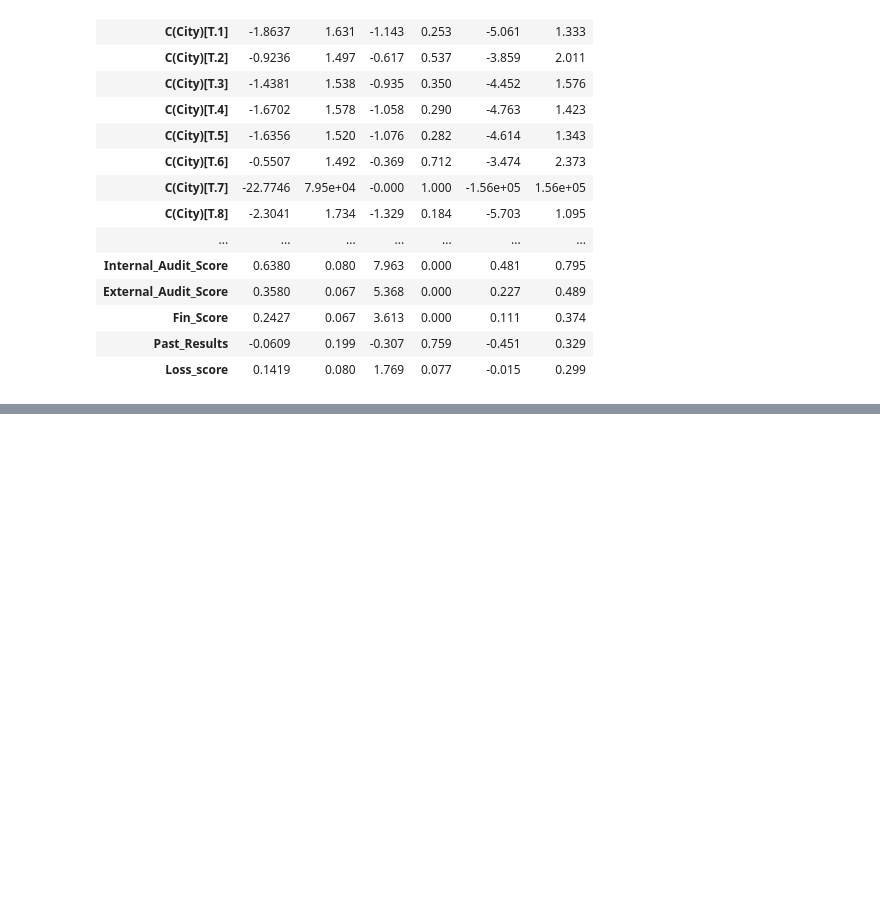
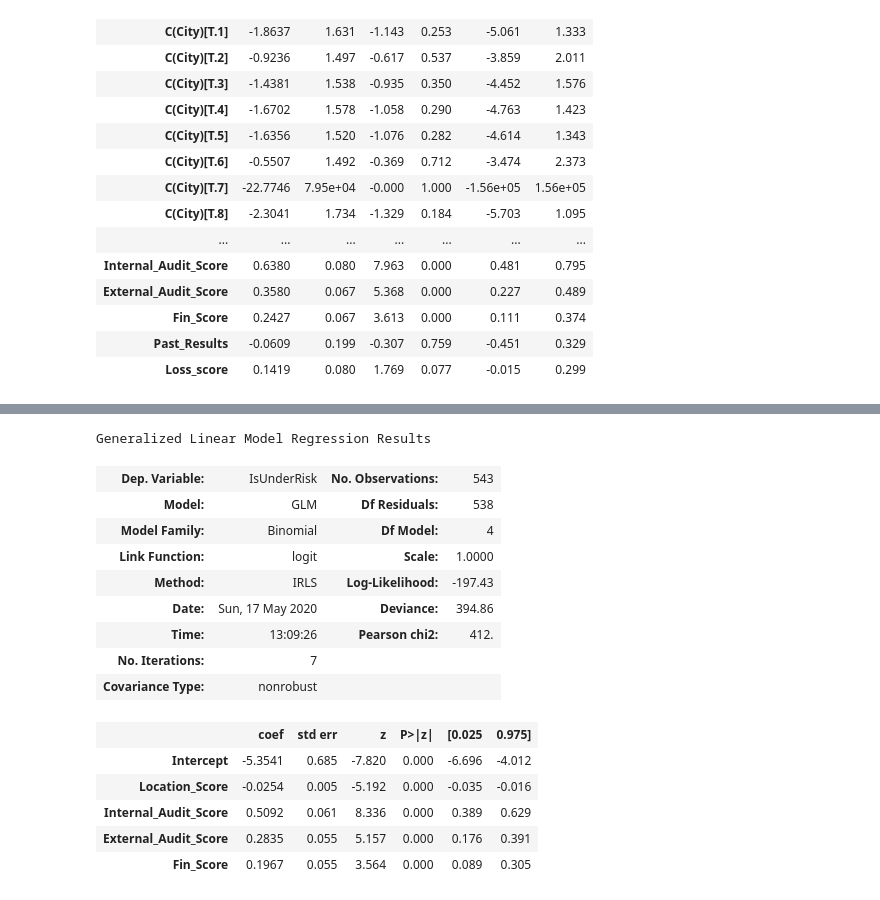
Before and after one commit to arnabkroy/MachineHack_FinRisk, a Jupyter notebook: FinRisk_NB1.ipynb, the cells around one changed output, grey strips where cells are left out. Cells and saved outputs as stored; diff of their text form; code cells hidden in the pictures; blank space fills up the shorter version.

```diff
--- a/FinRisk_NB1.ipynb
+++ b/FinRisk_NB1.ipynb
@@ -432,0 +441,21 @@ Generalized Linear Model Regression Results
+# %%
+model = sm.GLM.from_formula(formula='IsUnderRisk ~ Location_Score + Internal_Audit_Score + External_Audit_Score + Fin_Score',family=sm.families.Binomial(),data=train_df)
+result = model.fit()
+result.summary()
+# %% [output]
+Generalized Linear Model Regression Results
+| Dep. Variable: | IsUnderRisk | No. Observations: | 543 |
+| Model: | GLM | Df Residuals: | 538 |
+| Model Family: | Binomial | Df Model: | 4 |
+| Link Function: | logit | Scale: | 1.0000 |
+| Method: | IRLS | Log-Likelihood: | -197.43 |
+| Date: | Sun, 17 May 2020 | Deviance: | 394.86 |
+| Time: | 13:09:26 | Pearson chi2: | 412. |
+| No. Iterations: | 7 |  |  |
+| Covariance Type: | nonrobust |  |  |
+|  | coef | std err | z | P>|z| | [0.025 | 0.975] |
+| Intercept | -5.3541 | 0.685 | -7.820 | 0.000 | -6.696 | -4.012 |
+| Location_Score | -0.0254 | 0.005 | -5.192 | 0.000 | -0.035 | -0.016 |
+| Internal_Audit_Score | 0.5092 | 0.061 | 8.336 | 0.000 | 0.389 | 0.629 |
+| External_Audit_Score | 0.2835 | 0.055 | 5.157 | 0.000 | 0.176 | 0.391 |
+| Fin_Score | 0.1967 | 0.055 | 3.564 | 0.000 | 0.089 | 0.305 |
```
Also changed, not shown: parts of 7 cells of this notebook, 1 other file.
